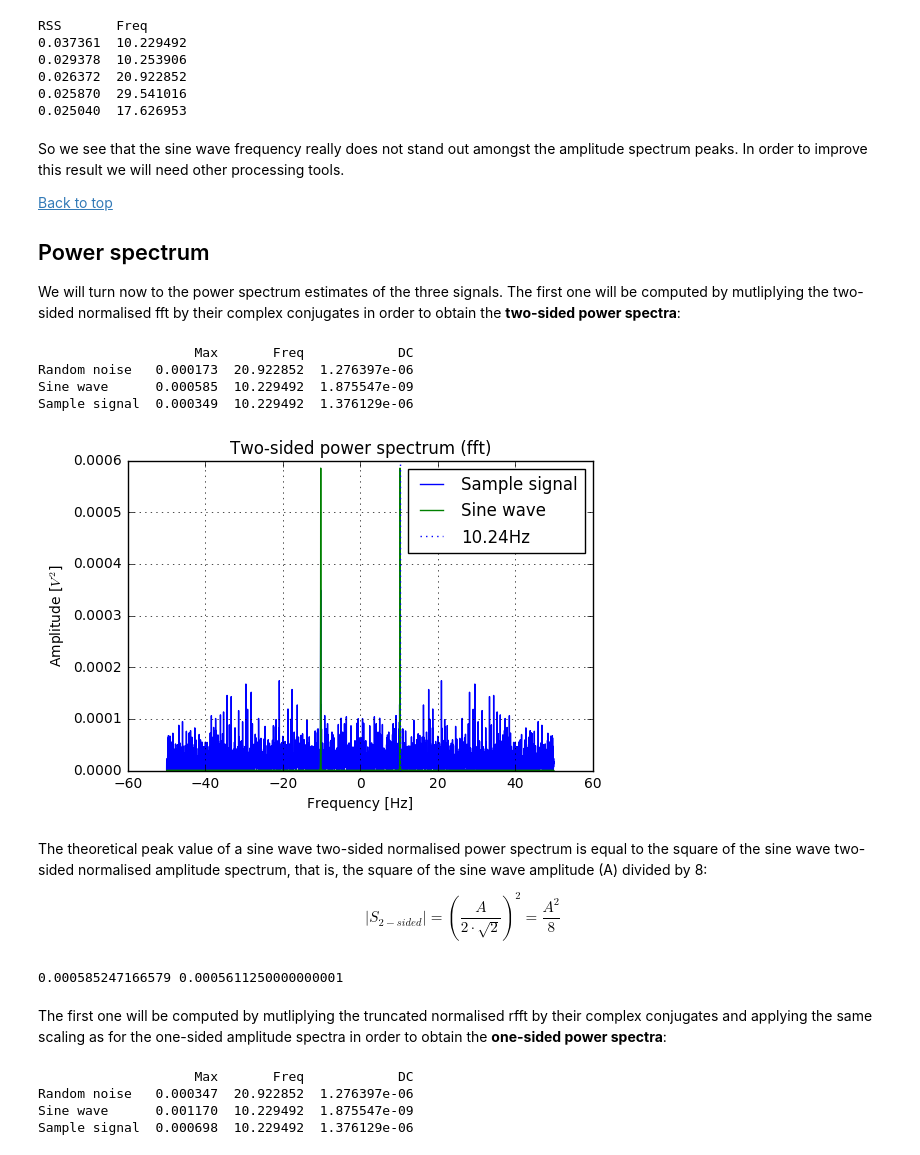
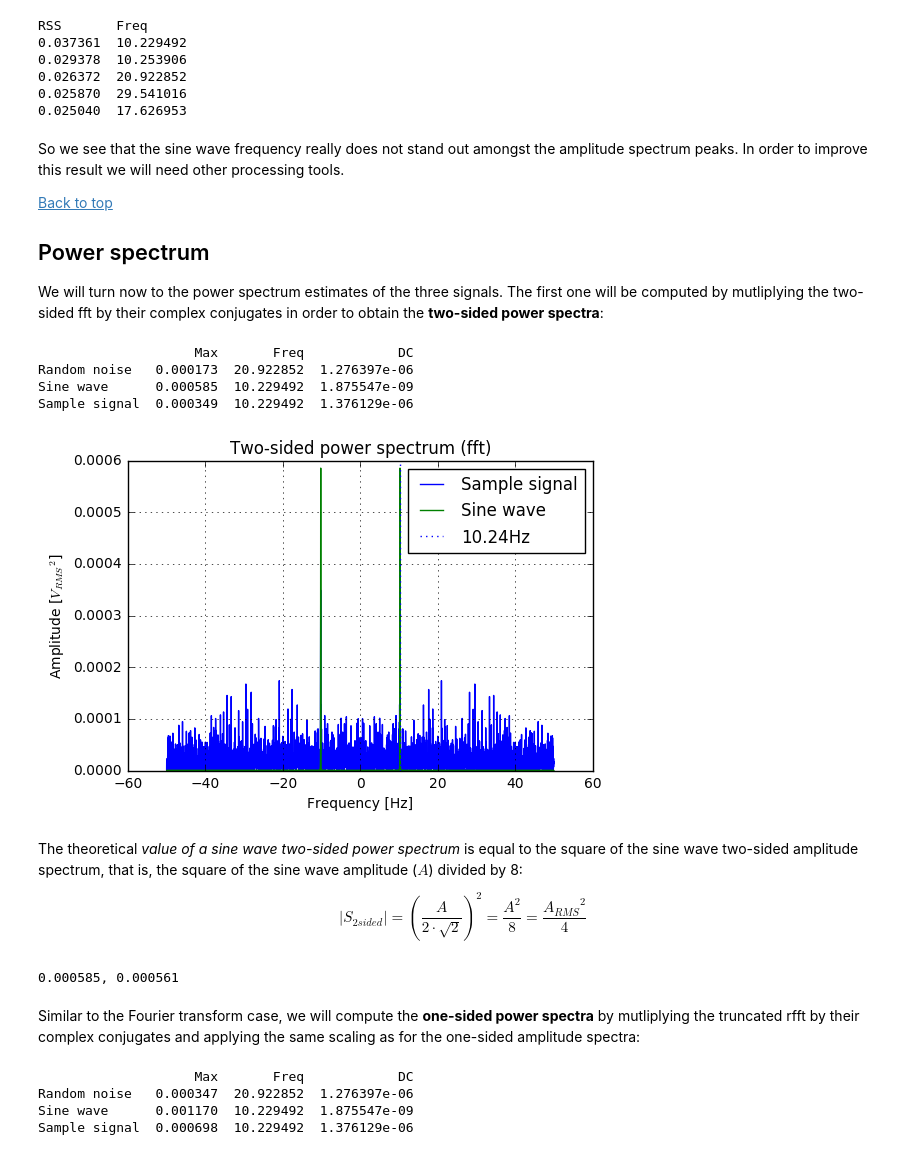
Before and after one commit to pxcandeias/py-notebooks, a Jupyter notebook: DSP_FFT_psd.ipynb, the cells around one changed output. Cells and saved outputs as stored; diff of their text form; code cells hidden in the pictures.

```diff
--- a/DSP_FFT_psd.ipynb
+++ b/DSP_FFT_psd.ipynb
@@ -267,40 +269,40 @@ So we see that the sine wave frequency really does not stand out amongst the amp
 
 ## Power spectrum
 
-We will turn now to the power spectrum estimates of the three signals. The first one will be computed by mutliplying the two-sided normalised fft by their complex conjugates in order to obtain the **two-sided power spectra**:
+We will turn now to the power spectrum estimates of the three signals. The first one will be computed by mutliplying the two-sided fft by their complex conjugates in order to obtain the **two-sided power spectra**:
 # %%
 PS2 = [np.real(v*np.conj(v)) for v in FT2]
 
 v = [(v[ix], freqs[ix], np.absolute(v[0])) for v in PS2 for ix in (np.argmax(np.absolute(v)),)]
 df = pd.DataFrame(data=v, index=labels, columns=('Max', 'Freq', 'DC'))
 print(df)
 
 fig, ax = plt.subplots()
 ax.hold(True)
 for v in (2,1):
     ax.plot(freqs, PS2[v], label=labels[v])
 ax.axvline(f, label='{}Hz'.format(f), ls=':')
 ax.set_title('Two-sided power spectrum (fft)')
 ax.set_xlabel('Frequency [Hz]')
-ax.set_ylabel('Amplitude [$V^2$]')
+ax.set_ylabel('Amplitude [${V_{RMS}}^2$]')
 ax.legend()
 ax.grid()
 # %% [output]
                     Max       Freq            DC
 Random noise   0.000173  20.922852  1.276397e-06
 Sine wave      0.000585  10.229492  1.875547e-09
 Sample signal  0.000349  10.229492  1.376129e-06
-[figure, old version]
+[figure, new version]
 # %% [markdown]
-The theoretical peak value of a sine wave two-sided normalised power spectrum is equal to the square of the sine wave two-sided normalised amplitude spectrum, that is, the square of the sine wave amplitude (A) divided by 8:
+The theoretical *value of a sine wave two-sided power spectrum* is equal to the square of the sine wave two-sided amplitude spectrum, that is, the square of the sine wave amplitude ($A$) divided by 8:
 
-$$|S_{2-sided}| = {\left( \frac{A}{2 \cdot \sqrt 2} \right)}^2 = \frac{A^2}{8}$$
+$$\left| S_{2sided} \right| = {\left( \frac{A}{2 \cdot \sqrt 2} \right)}^2 = \frac{A^2}{8} = \frac{{A_{RMS}}^2}{4}$$
 # %%
-print(df['Max']['Sine wave'], (A**2/8))
+print('{:.6f}, {:.6f}'.format(df['Max']['Sine wave'], (A**2/8)))
 # %% [output]
-0.000585247166579 0.0005611250000000001
+0.000585, 0.000561
 # %% [markdown]
-The first one will be computed by mutliplying the truncated normalised rfft by their complex conjugates and applying the same scaling as for the one-sided amplitude spectra in order to obtain the **one-sided power spectra**:
+Similar to the Fourier transform case, we will compute the **one-sided power spectra** by mutliplying the truncated rfft by their complex conjugates and applying the same scaling as for the one-sided amplitude spectra:
 # %%
 PS1 = [np.real(v*np.conj(v))*scale for v in TFT]
 
```
Also changed, not shown: parts of 18 cells of this notebook.
